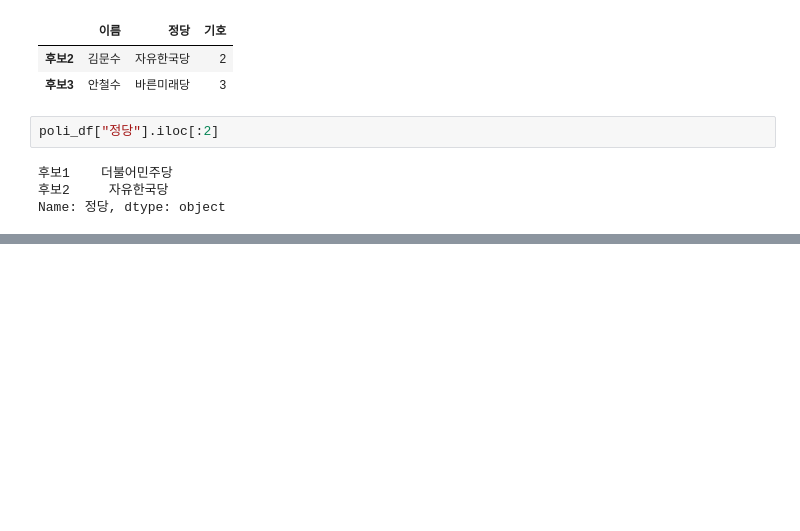
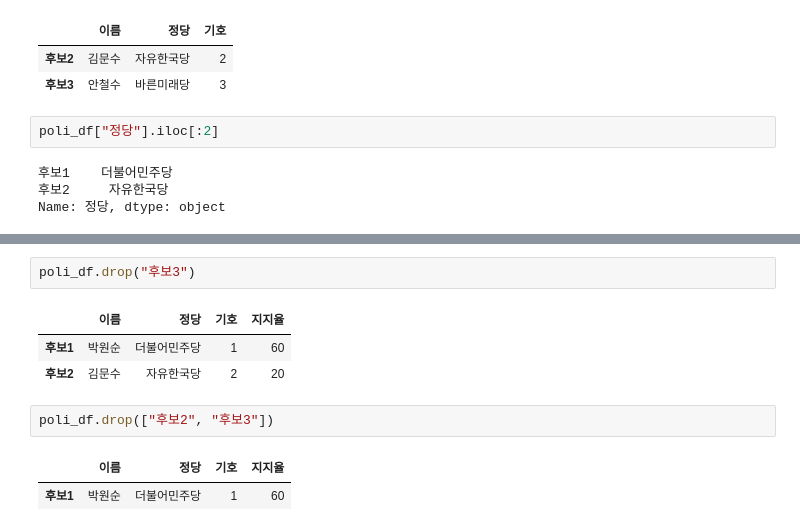
Before and after one commit to Hyunfor/2023_HNU_PythonClass, a Jupyter notebook: 23_05_02_~_데이터사이언스_파이썬_수업_9(8장)_~_10_(_9장_완,_10장_진행,_11장_진행).ipynb, the cells around one changed output, grey strips where cells are left out. Drawn from its saved outputs; the diff is of its cells as text; blank space fills up the shorter version.

```diff
--- a/23_05_02_~_데이터사이언스_파이썬_수업_9(8장)_~_10_(_9장_완,_10장_진행,_11장_진행).ipynb
+++ b/23_05_02_~_데이터사이언스_파이썬_수업_9(8장)_~_10_(_9장_완,_10장_진행,_11장_진행).ipynb
@@ -467,0 +482,11 @@ KeyError: ignored
+# %%
+poli_df.drop("후보3")
+# %% [output]
+|  | 이름 | 정당 | 기호 | 지지율 |
+| 후보1 | 박원순 | 더불어민주당 | 1 | 60 |
+| 후보2 | 김문수 | 자유한국당 | 2 | 20 |
+# %%
+poli_df.drop(["후보2", "후보3"])
+# %% [output]
+|  | 이름 | 정당 | 기호 | 지지율 |
+| 후보1 | 박원순 | 더불어민주당 | 1 | 60 |
```
Also changed, not shown: parts of 9 cells of this notebook.
